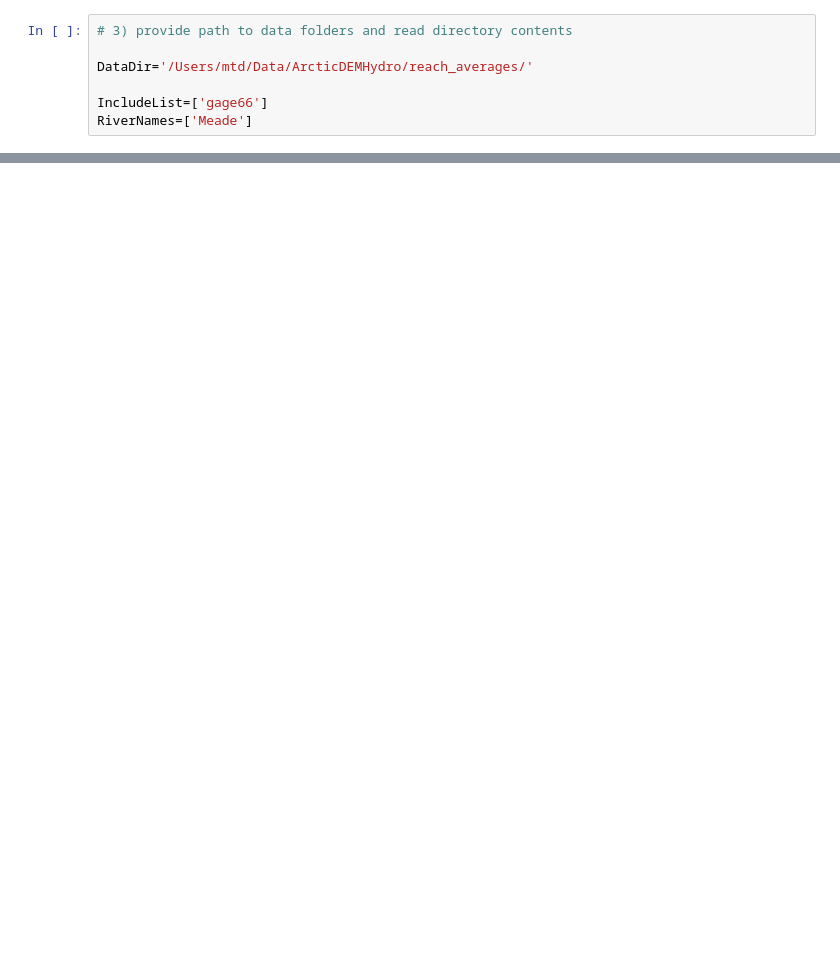
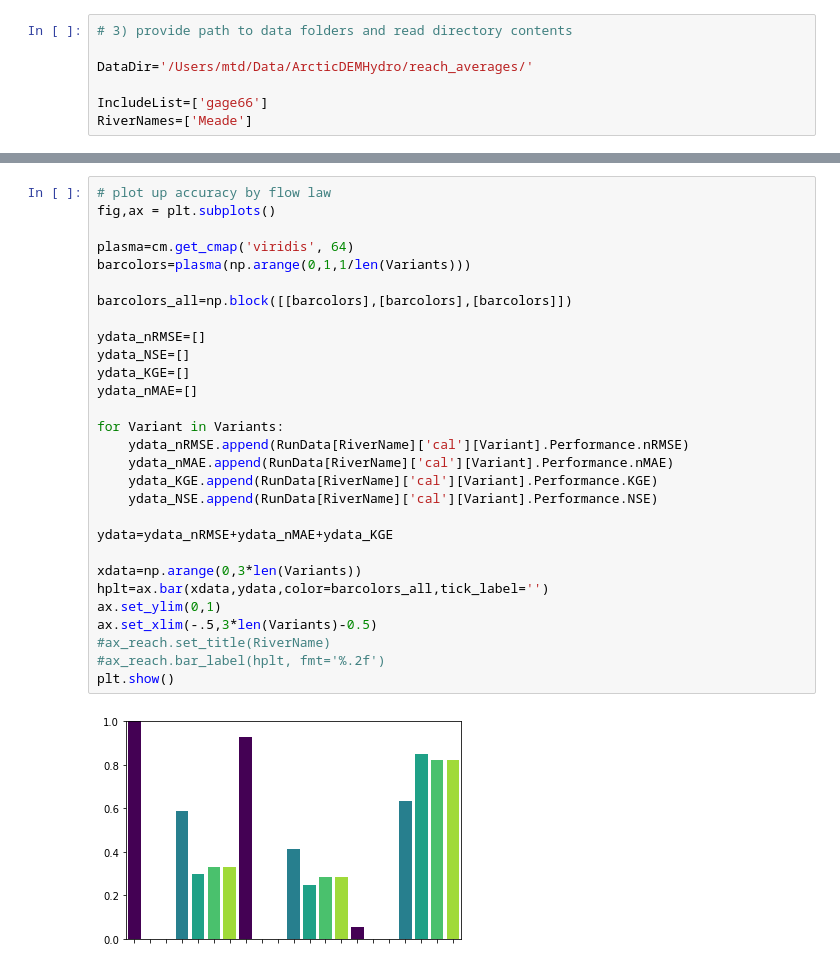
Before and after one commit to mikedurand/FLaPE-Byrd, a Jupyter notebook: TestAreaFits.ipynb, the cells around one changed output, grey strips where cells are left out. Drawn from its saved outputs; the diff is of its cells as text; blank space fills up the shorter version.

```diff
--- a/TestAreaFits.ipynb
+++ b/TestAreaFits.ipynb
@@ -75,0 +122,31 @@ Obs.plotHdA()
+# %%
+# plot up accuracy by flow law
+fig,ax = plt.subplots()
+
+plasma=cm.get_cmap('viridis', 64)
+barcolors=plasma(np.arange(0,1,1/len(Variants)))
+
+barcolors_all=np.block([[barcolors],[barcolors],[barcolors]])
+
+ydata_nRMSE=[]
+ydata_NSE=[]
+ydata_KGE=[]
+ydata_nMAE=[]
+
+for Variant in Variants:
+    ydata_nRMSE.append(RunData[RiverName]['cal'][Variant].Performance.nRMSE)
+    ydata_nMAE.append(RunData[RiverName]['cal'][Variant].Performance.nMAE)
+    ydata_KGE.append(RunData[RiverName]['cal'][Variant].Performance.KGE)
+    ydata_NSE.append(RunData[RiverName]['cal'][Variant].Performance.NSE)
+
+ydata=ydata_nRMSE+ydata_nMAE+ydata_KGE
+
+xdata=np.arange(0,3*len(Variants))
+hplt=ax.bar(xdata,ydata,color=barcolors_all,tick_label='')
+ax.set_ylim(0,1)
+ax.set_xlim(-.5,3*len(Variants)-0.5)
+#ax_reach.set_title(RiverName)
+#ax_reach.bar_label(hplt, fmt='%.2f')
+plt.show()
+# %% [output]
+[figure, added]
```
Also changed, not shown: parts of 3 cells of this notebook, 1 other file.
